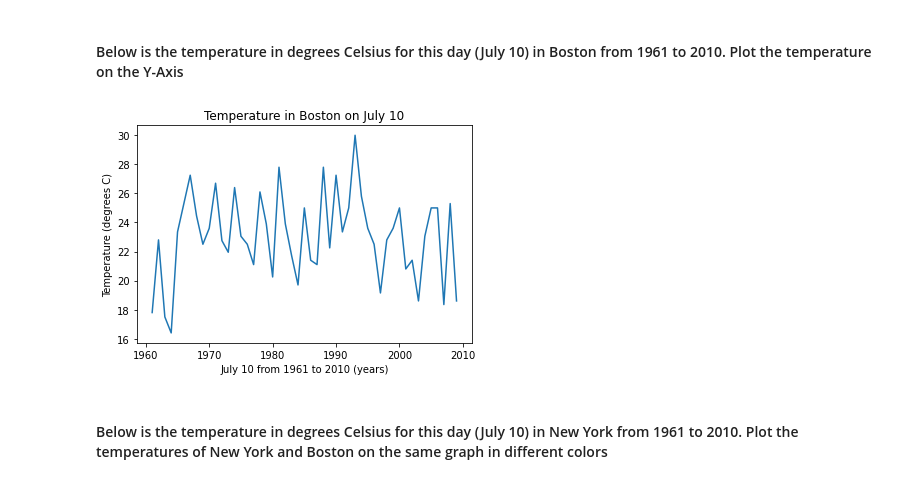
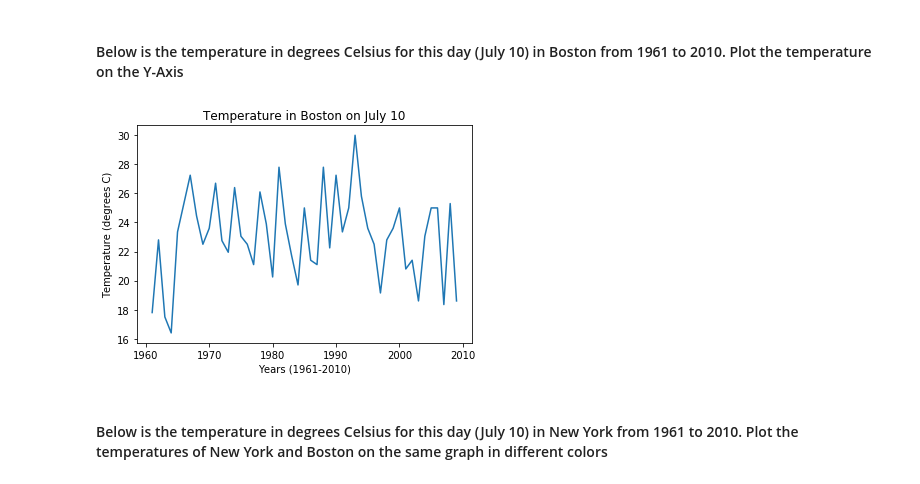
Before and after one commit to kimele2003/Week1_Public, a Jupyter notebook: Notebooks/02_Pandas_and_Matplotlib/Matplotlib_Exercise.ipynb, the cells around one changed output. Cells and saved outputs as stored; diff of their text form; code cells hidden in the pictures.

```diff
--- a/Notebooks/02_Pandas_and_Matplotlib/Matplotlib_Exercise.ipynb
+++ b/Notebooks/02_Pandas_and_Matplotlib/Matplotlib_Exercise.ipynb
@@ -15,14 +15,14 @@ temp_boston = [17.8, 22.8, 17.5, 16.4, 23.35, 25.3, 27.25, 24.45, 22.5, 23.6, 26
 # %%
 ## YOUR CODE HERE
 x = np.arange(1961,2010)
 y = temp_boston
 plt.plot(x, y)
-plt.xlabel('July 10 from 1961 to 2010 (years)')
+plt.xlabel('Years (1961-2010)')
 plt.ylabel('Temperature (degrees C)')
 plt.title('Temperature in Boston on July 10')
 plt.show()
 # %% [output]
-[figure, old version]
+[figure, new version]
 # %% [markdown]
 #### Below is the temperature in degrees Celsius for this day (July 10) in New York from 1961 to 2010. Plot the temperatures of New York and Boston on the same graph in different colors
 # %%
```
Also changed, not shown: parts of 6 cells of this notebook, 3 other files.
